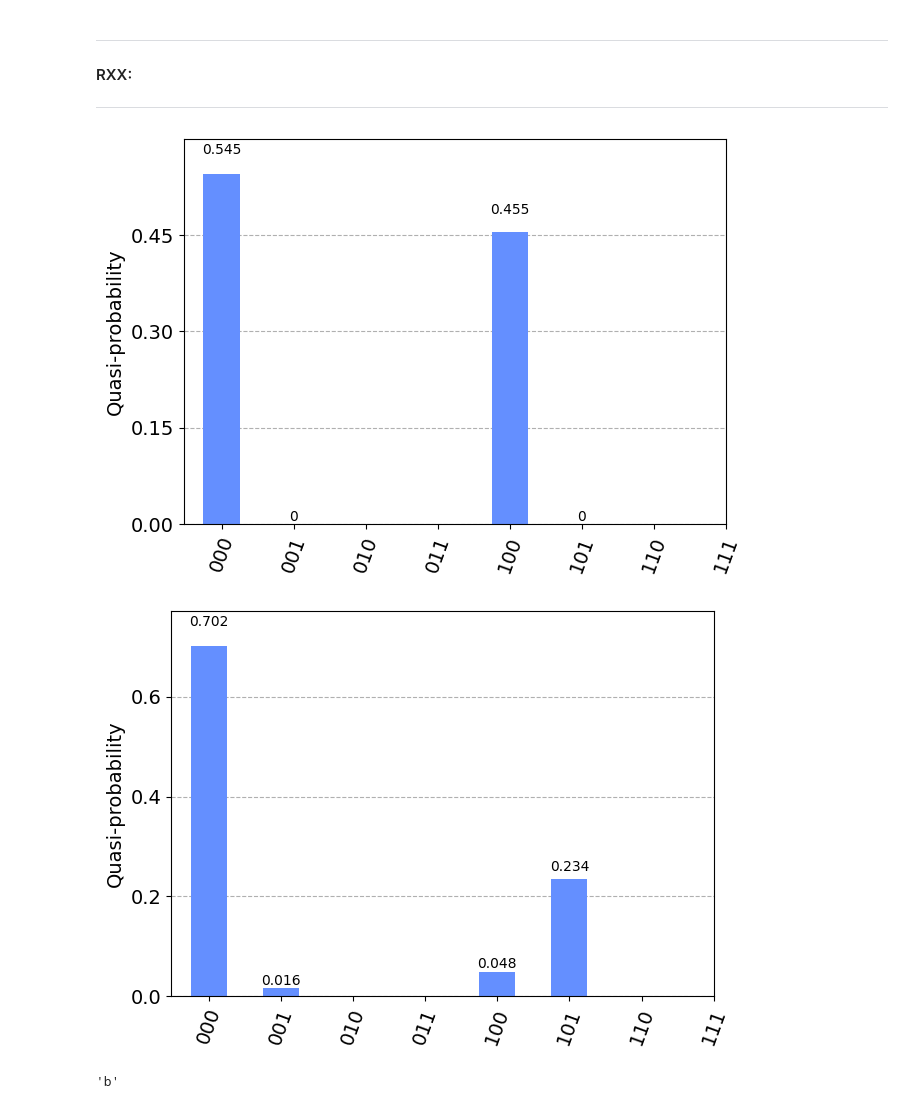
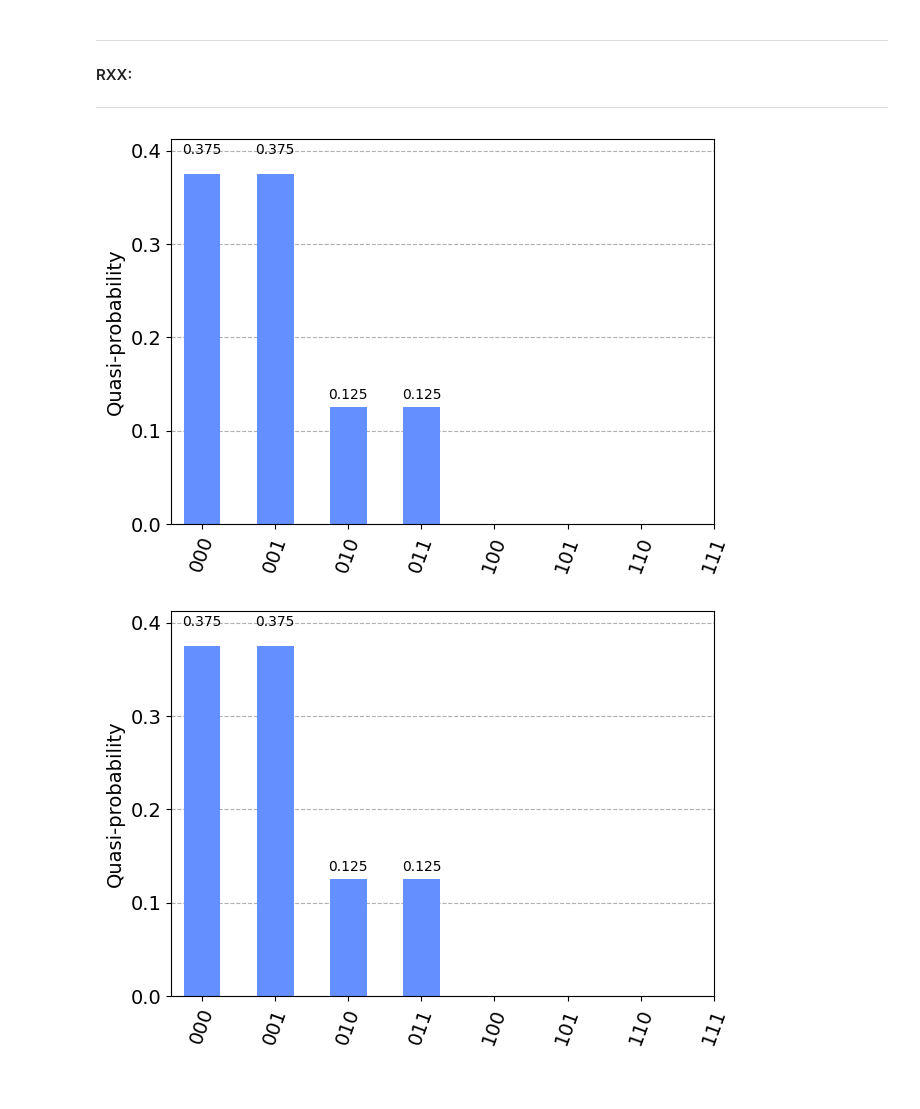
Before and after one commit to seba2390/SYMQcircuit, a Jupyter notebook: testing.ipynb, the cells around one changed output. Saved outputs shown, nothing was run; the diff lists cells and outputs as text; code cells hidden in the pictures.

Commit message:
fixed 2 qubit gates

```diff
--- a/testing.ipynb
+++ b/testing.ipynb
@@ -223,39 +230,27 @@ plot_histogram(probs)
 # %%
 size = 3
 test = QuantumCircuit(size)
-test.rz(1/3,nr)
-test.ry(2/3,nr)
-test.ryy(theta=np.pi/3,qubit1=0,qubit2=nr)
-test.ry(4/3,nr)
-test.cnot(target_qubit=0,control_qubit=1)
-test.x(nr)
-test.h(nr)
-test.rx(2/7,nr)
+test.rz(1/3,1)
+test.h(0)
+test.rxx(theta=np.pi/3,qubit1=0,qubit2=1)
+
 
 test2 = SYMQCircuit(size)
-test2.add_rz(nr,1/3)
-test2.add_ry(nr,2/3)
-test2.add_ryy(qubit_1=0,qubit_2=nr, angle=np.pi/3)
-test2.add_ry(nr,4/3)
-test2.add_cnot(target_qubit=0,control_qubit=1)
-test2.add_x(nr)
-test2.add_h(nr)
-test2.add_rx(nr,2/7)
+test2.add_rz(1,1/3)
+test2.add_h(0)
+test2.add_rxx(qubit_1=0,qubit_2=1, angle=np.pi/3)
+
+if not np.allclose(qiskit.quantum_info.Operator(test).data,test2.get_circuit_unitary()):
+    raise ArithmeticError("Qiskit circuit unitary is different from own impl.")
 
 probabilities = test2.get_state_probabilities()
 plot_histogram(probabilities)
 # %% [output]
-[figure, old version]
+[figure, new version]
 # %%
 job = execute(test, backend)
 statevec = job.result().get_statevector()
 probs = get_state_probabilities(state_vector_=statevec)
 plot_histogram(probs)
 # %% [output]
-[figure, old version]
+[figure, new version]
-# %%
-idx = 2
-tester = "abcd"
-tester[-(idx+1)]
-# %% [output]
-'b'
```
Also changed, not shown: parts of 23 cells of this notebook, 2 other files.
